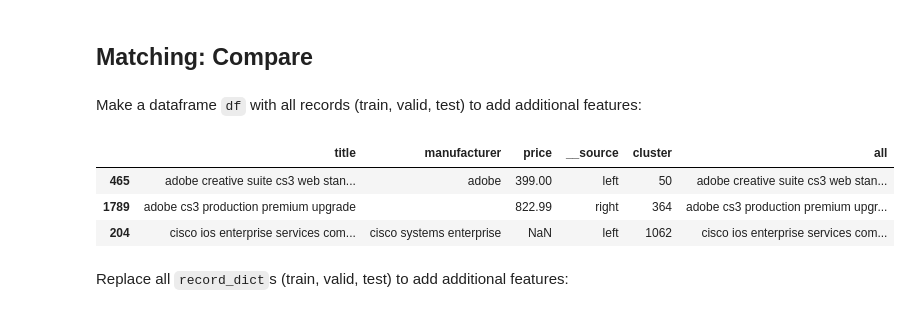
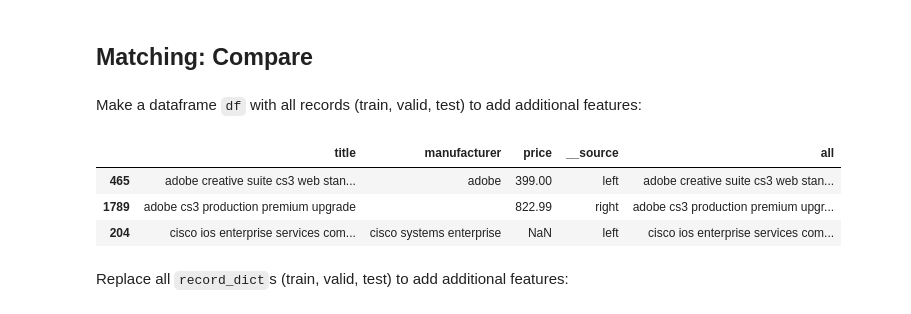
Before and after one commit to vintasoftware/entity-embed, a Jupyter notebook: notebooks/End-to-End-Matching-Baseline.ipynb, the cells around one changed output. Drawn from its saved outputs; the diff is of its cells as text; code cells hidden in the pictures.

Commit message:
Del cluster from df

```diff
--- a/notebooks/End-to-End-Matching-Baseline.ipynb
+++ b/notebooks/End-to-End-Matching-Baseline.ipynb
@@ -81,12 +81,13 @@ df = df.drop(columns='id')
 # %%
 df['all'] = df.agg('{0[title]} - {0[manufacturer]} - {0[price]}'.format, axis=1)
 df['price'] = pd.to_numeric(df['price'].str.replace(' ', ''), errors='coerce')
+del df['cluster']
 df.head(3)
 # %% [output]
-|  | title | manufacturer | price | __source | cluster | all |
-| 465 | adobe creative suite cs3 web stan... | adobe | 399.00 | left | 50 | adobe creative suite cs3 web stan... |
-| 1789 | adobe cs3 production premium upgrade |  | 822.99 | right | 364 | adobe cs3 production premium upgr... |
-| 204 | cisco ios enterprise services com... | cisco systems enterprise | NaN | left | 1062 | cisco ios enterprise services com... |
+|  | title | manufacturer | price | __source | all |
+| 465 | adobe creative suite cs3 web stan... | adobe | 399.00 | left | adobe creative suite cs3 web stan... |
+| 1789 | adobe cs3 production premium upgrade |  | 822.99 | right | adobe cs3 production premium upgr... |
+| 204 | cisco ios enterprise services com... | cisco systems enterprise | NaN | left | cisco ios enterprise services com... |
 # %% [markdown]
 Replace all `record_dict`s (train, valid, test) to add additional features:
 # %%
```
Also changed, not shown: parts of 11 cells of this notebook.
